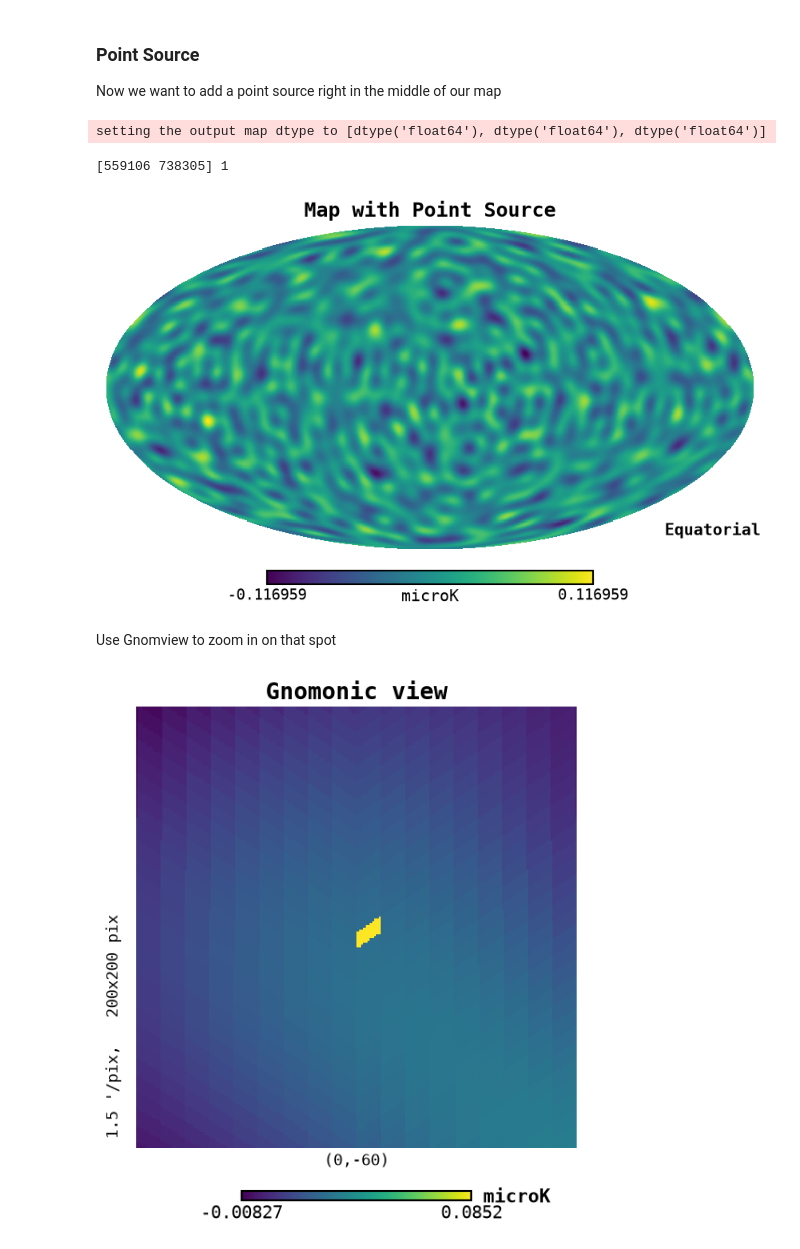
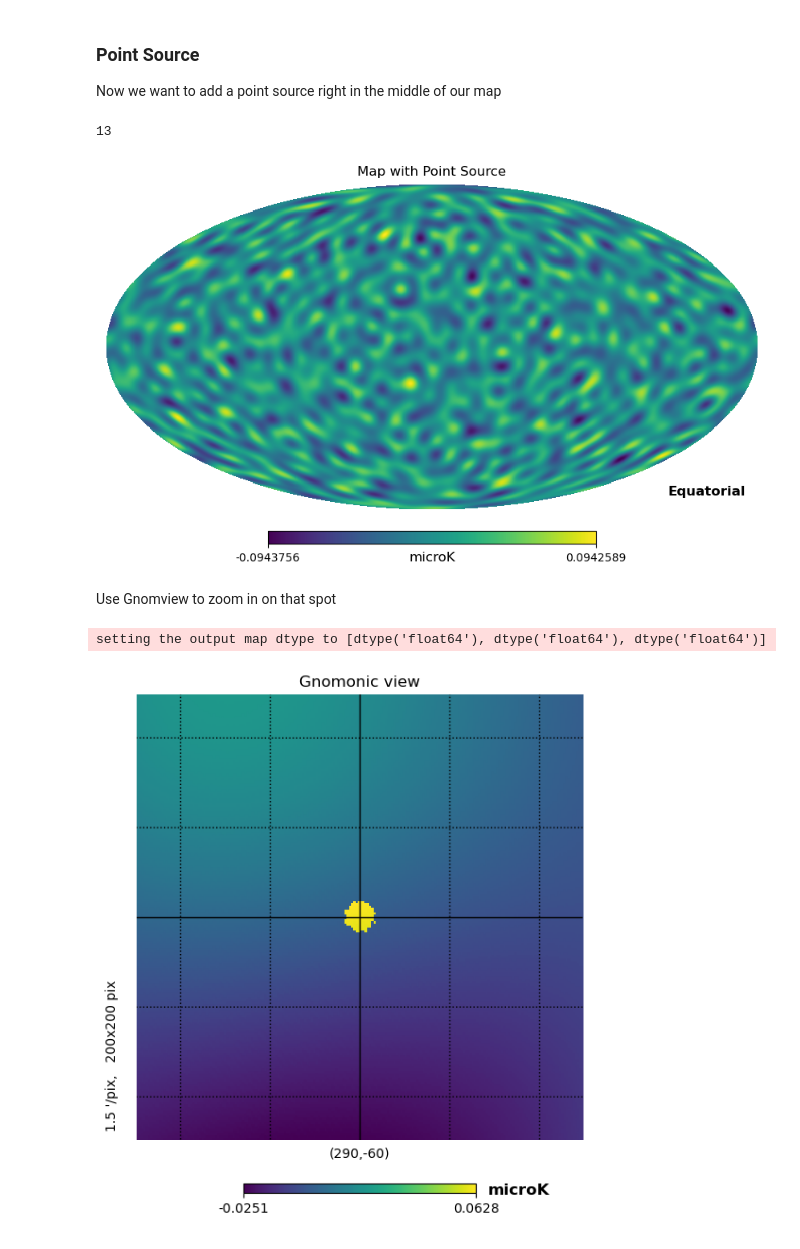
Before and after one commit to henry-e-n/SO_PointingReqs, a Jupyter notebook: sim_sky_maps/blank_map.ipynb, the cells around one changed output. Drawn from its saved outputs; the diff is of its cells as text; code cells hidden in the pictures.

```diff
--- a/sim_sky_maps/blank_map.ipynb
+++ b/sim_sky_maps/blank_map.ipynb
@@ -17,18 +17,19 @@ import matplotlib.pyplot as plt
 import matplotlib
 
 # Define the output directory for the maps
-out_dir = "/shared_home/henachman/SO_PointingReqs/sim_sky_maps/maps/"
+this_dir = os.path.dirname(os.path.abspath("blank_map.ipynb"))
+out_dir = os.path.join(this_dir, "maps")
 if not os.path.exists(out_dir):
     os.makedirs(out_dir)
 
 # Matplotlib settings
-matplotlib.style.use('/shared_home/henachman/.matplotlib/stylelib/HNCustomMono.mplstyle')
+# matplotlib.style.use('/shared_home/henachman/.matplotlib/stylelib/HNCustomMono.mplstyle')
 
-lat_fwhm = 200*u.arcsec
+lat_fwhm = 2*u.arcmin
 # Define the coordinates of the point source in sky coordinates
 lon = 290.0 * u.deg
 lat = -60.0 * u.deg
-source_size = (1*lat_fwhm).to(u.rad)
+source_size = (10*u.arcmin).to(u.rad)
 # %% [markdown]
 ## High Resolution Small Map
 # %%
@@ -59,7 +61,10 @@ hp.gnomview(empty_map, rot=[lon.value, lat.value], xsize=200, nest=True)
 # %% [markdown]
 ## With Cls
 # %%
-nside = 2**8
+nside = 2**10
+npix = hp.nside2npix(nside)
+res = hp.nside2resol(nside, arcmin=True)
+print(f"NPIX: {npix}, Resolution: {res} arcmin")
 
 output_file = os.path.join(out_dir, "blank_map.fits")
 
@@ -95,26 +101,29 @@ vec = hp.ang2vec(lon.value, lat.value, lonlat=True)
 
 # Convert the sky coordinates to pixel indices in the HEALPix map
 # Find the indices of all the pixels within x degrees of that point
-source_size = (3*lat_fwhm).to(u.rad)
+source_size = (10*u.arcmin).to(u.rad) # point sources for lat are around 1-12 arcmin
 pixel_inds = hp.query_disc(nside, vec=vec, radius=source_size.value, nest=True)
 # Add a point source to the map at the specified pixel index
-print(pixel_inds, int(len(pixel_inds)/2))
-output_map[0, pixel_inds[1]] += 6e-2  # Add a point source with an amplitude of 1 microK
+print(pixel_inds.size//2)
+output_map[0, pixel_inds] += 6e-2  # Add a point source with an amplitude of 1 microK
 # Save the updated map with the point source to a new FITS file
-output_file_with_source = os.path.join(out_dir, "map_with_3FWHM_source.fits")
-hp.write_map(output_file_with_source, output_map, nest=True, overwrite=True)
 hp.mollview(output_map[0], title="Map with Point Source", unit="microK", nest=True, coord=["C"])
 # %% [output]
-setting the output map dtype to [dtype('float64'), dtype('float64'), dtype('float64')]
+13
-[559106 738305] 1
-[figure, old version]
+[figure, new version]
 # %% [markdown]
 Use Gnomview to zoom in on that spot
+# %%
+output_file_with_source = os.path.join(out_dir, "lr_map_with_10arcmin_source.fits")
+hp.write_map(output_file_with_source, output_map, nest=True, overwrite=True)
+# %% [output]
+setting the output map dtype to [dtype('float64'), dtype('float64'), dtype('float64')]
 # %%
 # Convert the vector in theta phi to lon lat
 hp.gnomview(output_map[0], rot=[lon.value, lat.value], unit="microK", xsize=200, nest=True)
+hp.graticule()
 # %% [output]
-[figure, old version]
+[figure, new version]
 # %%
 loaded_map = hp.read_map(output_file_with_source, nest=True)
 hp.gnomview(loaded_map, rot=[lon.value, lat.value], xsize=2000, nest=True)
```
Also changed, not shown: parts of 10 cells of this notebook, 10 other files.
